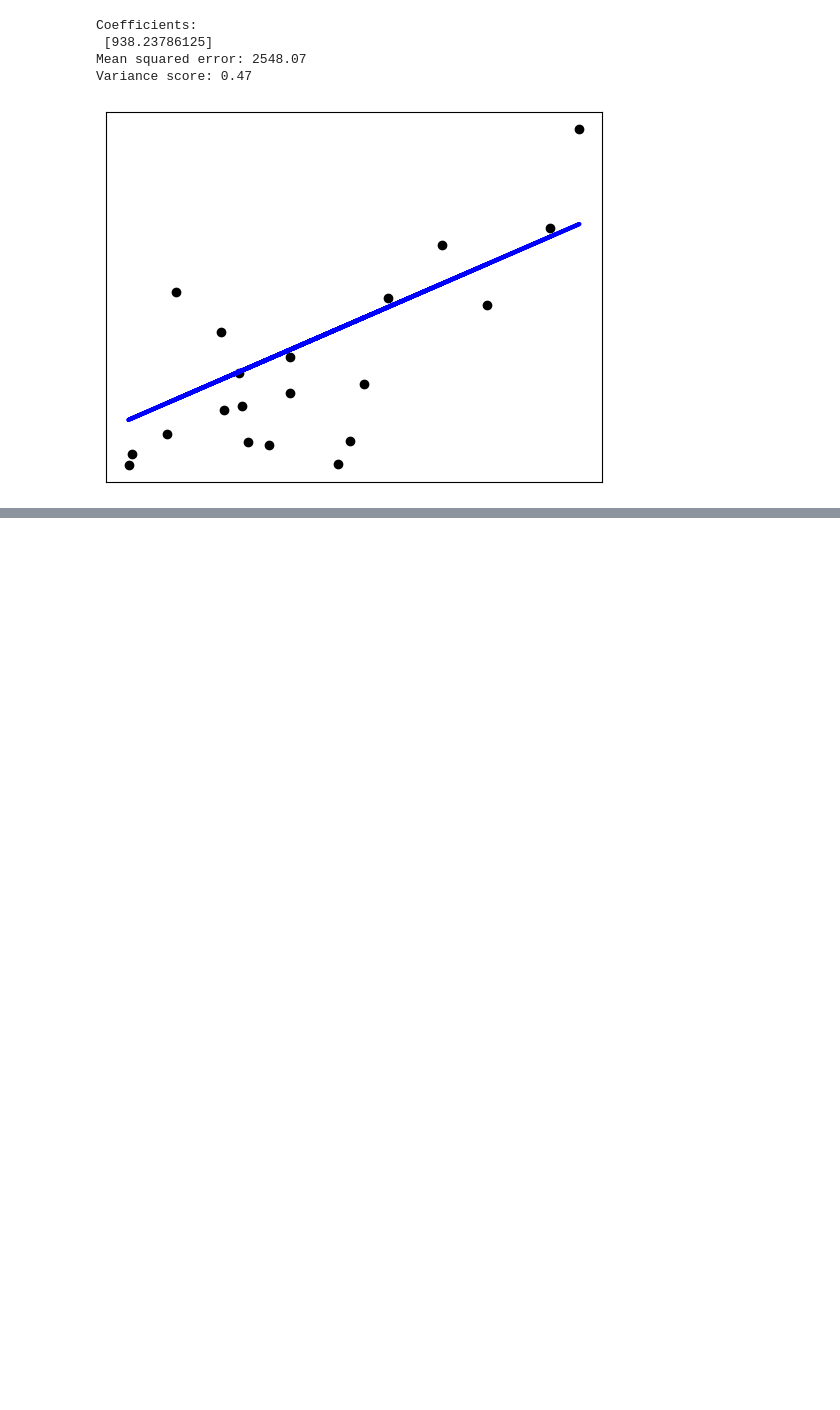
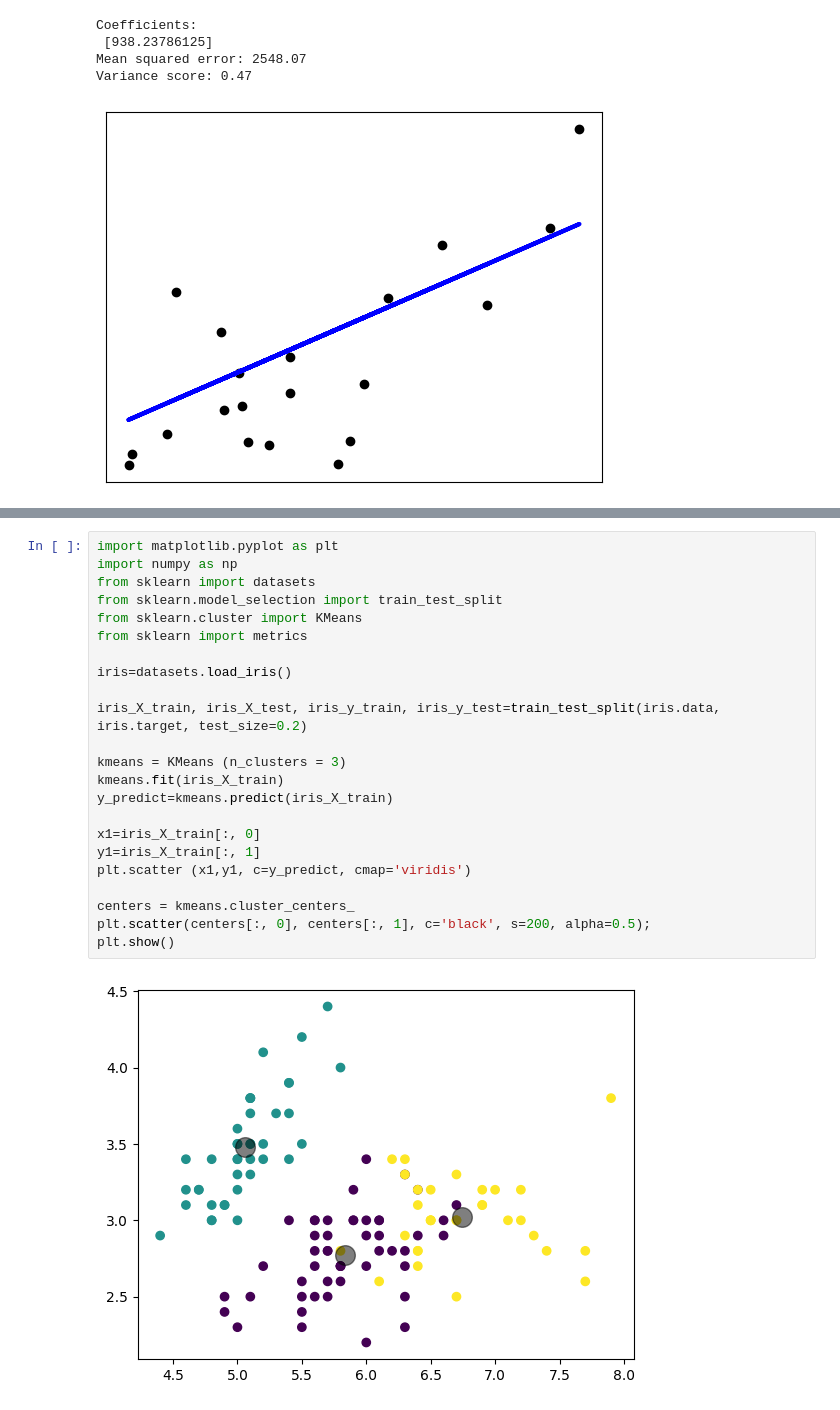
Before and after one commit to AkasakuraShouga/Asdfghjkl, a Jupyter notebook: 0726.ipynb, the cells around one changed output, grey strips where cells are left out. Saved outputs shown, nothing was run; the diff lists cells and outputs as text; blank space fills up the shorter version.

```diff
--- a/0726.ipynb
+++ b/0726.ipynb
@@ -214,0 +289,25 @@ Variance score: 0.47
+# %%
+import matplotlib.pyplot as plt
+import numpy as np
+from sklearn import datasets
+from sklearn.model_selection import train_test_split
+from sklearn.cluster import KMeans
+from sklearn import metrics
+
+iris=datasets.load_iris()
+
+iris_X_train, iris_X_test, iris_y_train, iris_y_test=train_test_split(iris.data, iris.target, test_size=0.2)
+
+kmeans = KMeans (n_clusters = 3)
+kmeans.fit(iris_X_train)
+y_predict=kmeans.predict(iris_X_train)
+
+x1=iris_X_train[:, 0]
+y1=iris_X_train[:, 1]
+plt.scatter (x1,y1, c=y_predict, cmap='viridis')
+
+centers = kmeans.cluster_centers_
+plt.scatter(centers[:, 0], centers[:, 1], c='black', s=200, alpha=0.5);
+plt.show()
+# %% [output]
+[figure, added]
```
Also changed, not shown: parts of 2 cells of this notebook.
